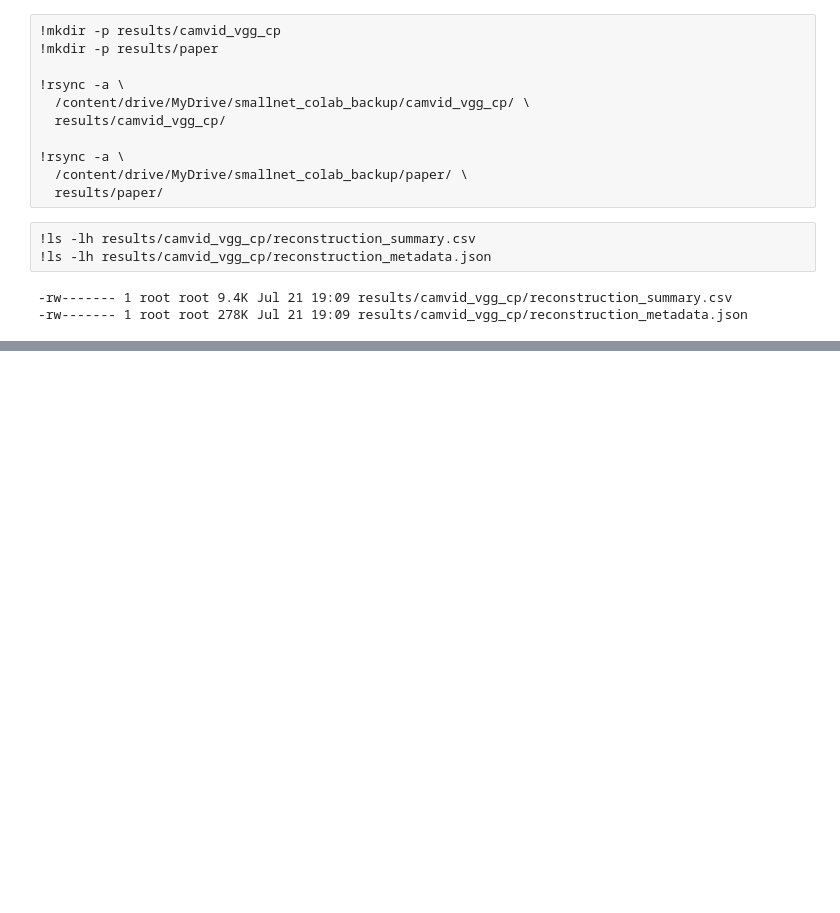
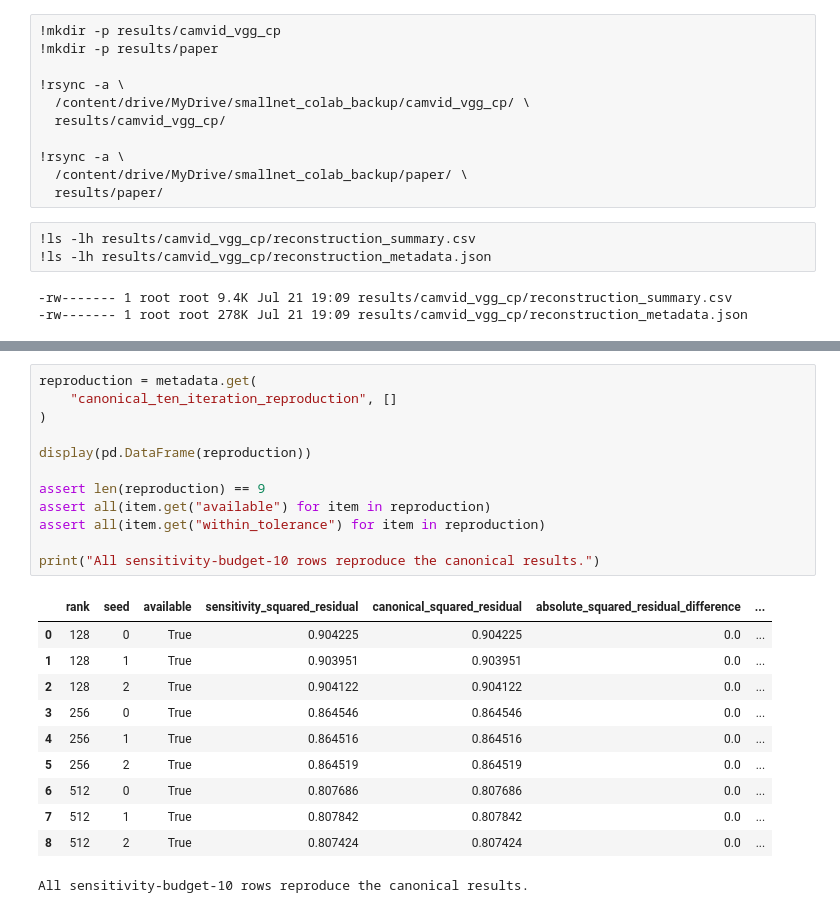
Before and after one commit to SepehrAkbari/smallnet, a Jupyter notebook: colab/n2.ipynb, the cells around one changed output, grey strips where cells are left out. Cells and saved outputs as stored; diff of their text form; blank space fills up the shorter version.

```diff
--- a/colab/n2.ipynb
+++ b/colab/n2.ipynb
@@ -95,0 +439,24 @@ GPU: None
+# %%
+reproduction = metadata.get(
+    "canonical_ten_iteration_reproduction", []
+)
+
+display(pd.DataFrame(reproduction))
+
+assert len(reproduction) == 9
+assert all(item.get("available") for item in reproduction)
+assert all(item.get("within_tolerance") for item in reproduction)
+
+print("All sensitivity-budget-10 rows reproduce the canonical results.")
+# %% [output]
+|  | rank | seed | available | sensitivity_squared_residual | canonical_squared_residual | absolute_squared_residual_difference | ... |
+| 0 | 128 | 0 | True | 0.904225 | 0.904225 | 0.0 | ... |
+| 1 | 128 | 1 | True | 0.903951 | 0.903951 | 0.0 | ... |
+| 2 | 128 | 2 | True | 0.904122 | 0.904122 | 0.0 | ... |
+| 3 | 256 | 0 | True | 0.864546 | 0.864546 | 0.0 | ... |
+| 4 | 256 | 1 | True | 0.864516 | 0.864516 | 0.0 | ... |
+| 5 | 256 | 2 | True | 0.864519 | 0.864519 | 0.0 | ... |
+| 6 | 512 | 0 | True | 0.807686 | 0.807686 | 0.0 | ... |
+| 7 | 512 | 1 | True | 0.807842 | 0.807842 | 0.0 | ... |
+| 8 | 512 | 2 | True | 0.807424 | 0.807424 | 0.0 | ... |
+All sensitivity-budget-10 rows reproduce the canonical results.
```
Also changed, not shown: parts of 23 cells of this notebook.
